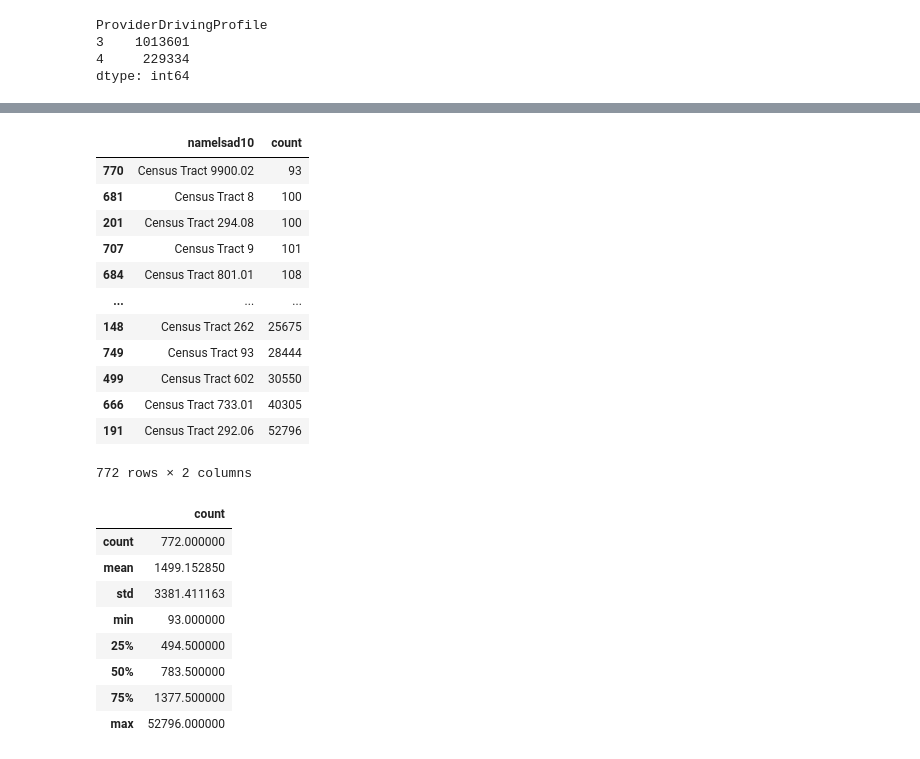
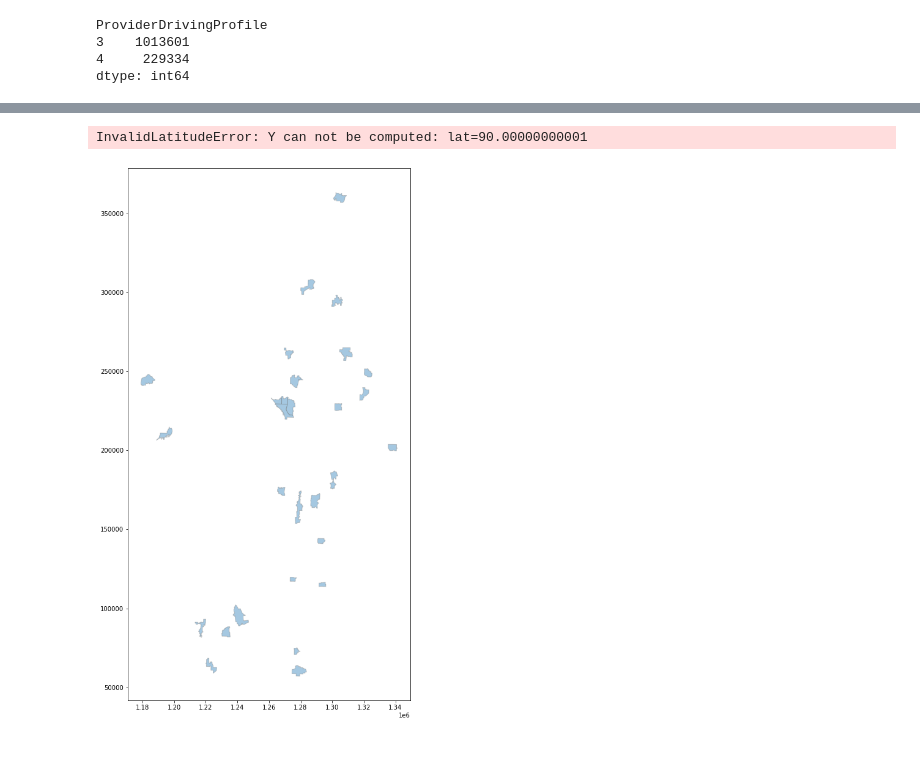
Before and after one commit to psrc/data-science, a Jupyter notebook: inrix/INRIX data - OD 2019 and 2015.ipynb, the cells around one changed output, grey strips where cells are left out. Saved outputs shown, nothing was run; the diff lists cells and outputs as text; code cells hidden in the pictures.

```diff
--- a/inrix/INRIX data - OD 2019.ipynb
+++ b/inrix/INRIX data - OD 2019 and 2015.ipynb
@@ -162,6 +222,10 @@ def read_from_sde(connection_string, feature_class_name,
 gdb_connection_string = 'mssql+pyodbc://AWS-PROD-SQL\Sockeye/OSMTest?driver=SQL Server?Trusted_Connection=yes'
 name = 'ElmerGeo.DBO.tract2010'
 tracts = read_from_sde(gdb_connection_string,name )
+# %%
+gdb_connection_string = 'mssql+pyodbc://AWS-PROD-SQL\Sockeye/OSMTest?driver=SQL Server?Trusted_Connection=yes'
+name = 'ElmerGeo.DBO.urban_centers'
+urban_centers = read_from_sde(gdb_connection_string,name )
 # %%
 trips_d = gpd.GeoDataFrame(
     trips_df, geometry=gpd.points_from_xy(trips_df.EndLocLon, trips_df.EndLocLat))
@@ -173,2 +245,3 @@ trips_o.crs = "EPSG:4326"
 # %%
 tracts = tracts.to_crs(epsg=4326)
+urban_centers = urban_centers.to_crs(epsg=4326)
@@ -175,3 +257,9 @@ tracts = tracts.to_crs(epsg=4326)
+# %%
+uc_plot = urban_centers.plot(figsize=(9, 16), zorder=10, ec='gray', alpha=0.4)
+ctx.add_basemap(uc_plot, source=ctx.providers.Stamen.Terrain, zoom=10, alpha=0.6, zorder=8 , crs='EPSG:4326' )
+# %% [output]
+InvalidLatitudeError: Y can not be computed: lat=90.00000000001
+[figure, added]
 # %%
 tract_trips_o = gpd.sjoin(tracts, trips_o, how='inner', op='intersects')
 tract_trips_d = gpd.sjoin(tracts, trips_d, how='inner', op='intersects')
@@ -180,29 +275 @@ tract_trips_o=tract_trips_o.groupby('namelsad10')['namelsad10'].count().reset_in
-# %%
-tract_trips_o
-# %% [output]
-|  | namelsad10 | count |
-| 770 | Census Tract 9900.02 | 93 |
-| 681 | Census Tract 8 | 100 |
-| 201 | Census Tract 294.08 | 100 |
-| 707 | Census Tract 9 | 101 |
-| 684 | Census Tract 801.01 | 108 |
-| ... | ... | ... |
-| 148 | Census Tract 262 | 25675 |
-| 749 | Census Tract 93 | 28444 |
-| 499 | Census Tract 602 | 30550 |
-| 666 | Census Tract 733.01 | 40305 |
-| 191 | Census Tract 292.06 | 52796 |
-772 rows × 2 columns
-# %%
-tract_trips_o.describe()
-# %% [output]
-|  | count |
-| count | 772.000000 |
-| mean | 1499.152850 |
-| std | 3381.411163 |
-| min | 93.000000 |
-| 25% | 494.500000 |
-| 50% | 783.500000 |
-| 75% | 1377.500000 |
-| max | 52796.000000 |
 # %%
```
Also changed, not shown: parts of 54 cells of this notebook.
